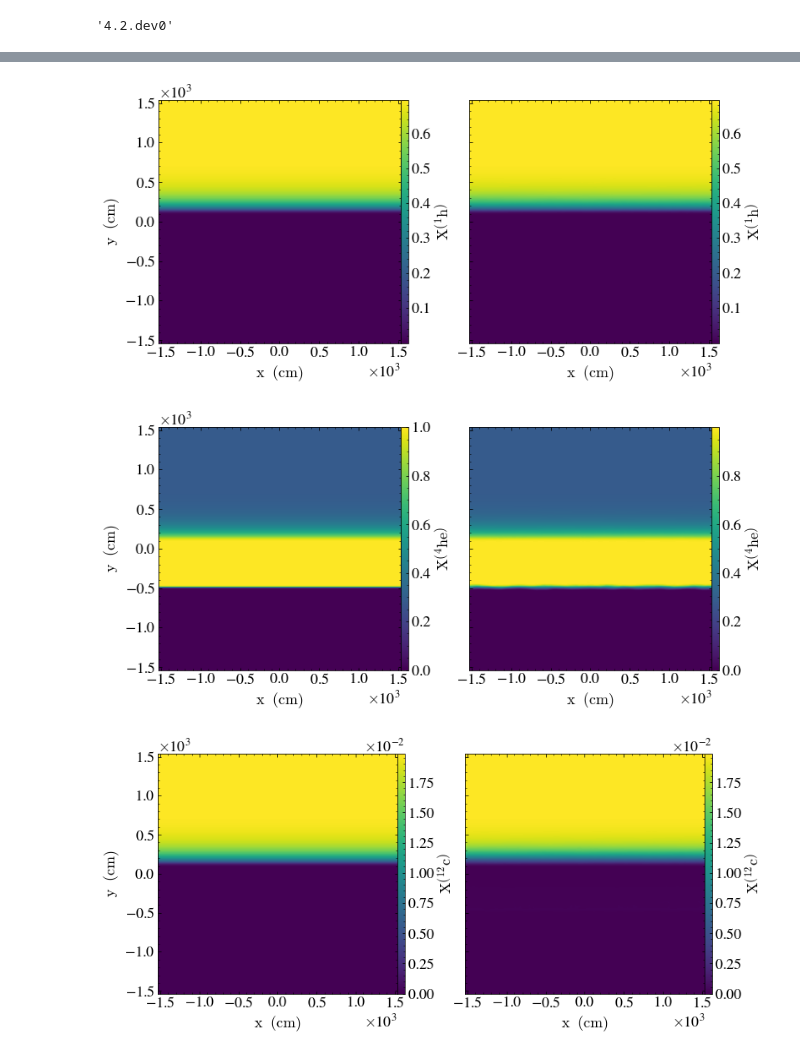
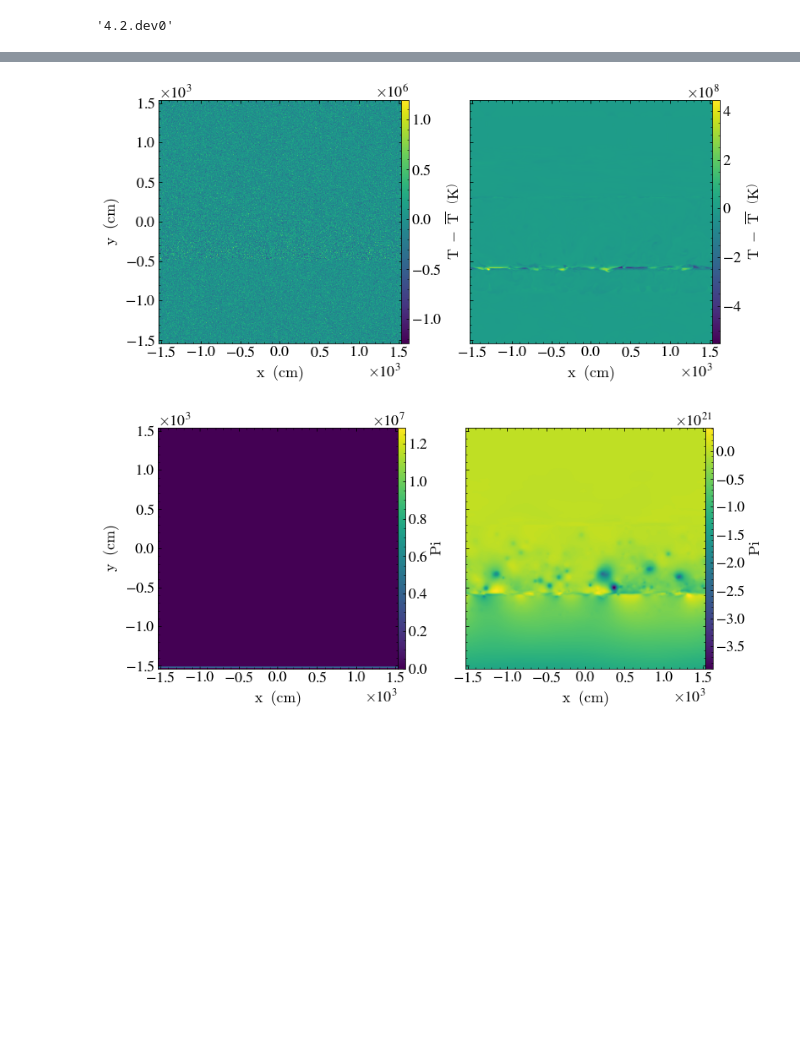
Before and after one commit to AMReX-Astro/MAESTROeX, a Jupyter notebook: Exec/science/xrb_layered/analysis/play_yt.ipynb, the cells around one changed output, grey strips where cells are left out. Cells and saved outputs as stored; diff of their text form; code cells hidden in the pictures; blank space fills up the shorter version.

```diff
--- a/Exec/science/xrb_layered/analysis/play_yt.ipynb
+++ b/Exec/science/xrb_layered/analysis/play_yt.ipynb
@@ -72,7 +80,7 @@ Smallest Cell:
 # %%
 # Compare beginning and end
 
-def compare_one_var(var_name, use_log=False, minimum=None, maximum=None, cmap='viridis'):
+def compare_one_var(var_name, use_log=False, minimum=None, maximum=None, cmap='viridis', DS1=None, DS2=None):
     fig = plt.figure()
     grid = ImageGrid(fig, (0.075,0.075,0.85,0.85),
         nrows_ncols = (1,2),
@@ -89,7 +97,10 @@ def compare_one_var(var_name, use_log=False, minimum=None, maximum=None, cmap='v
     if maximum is None:
         maximum = 'max'
 
-    for i,ds in enumerate((ds1,ds2)):
+    if DS1 is None: DS1 = ds1
+    if DS2 is None: DS2 = ds2
+
+    for i,ds in enumerate((DS1,DS2)):
         plot = yt.SlicePlot(ds, 'z', var_name)
         plot.set_cmap(var_name, cmap)
         p = plot.plots[var_name]
@@ -109,9 +120,10 @@ yt.set_log_level(50)
 
 # compare_one_var('abar', use_log=True)
 # compare_one_var('X(h1)')
-# compare_one_var('X(he4)', cmap='viridis')
+# compare_one_var('X(he4)', cmap='viridis', minimum=0, maximum=1)
 # compare_one_var('X(c12)')
 # compare_one_var('X(c13)')
+# compare_one_var('X(n13)')
 # compare_one_var('X(o18)')
 # compare_one_var('X(f17)')
 # compare_one_var('X(mg24)')
@@ -121,41 +133,43 @@ yt.set_log_level(50)
 # compare_one_var('omegadot(he4)')
 # compare_one_var('omegadot(c12)')
 # compare_one_var('omegadot(c13)')
+# compare_one_var('omegadot(n13)')
 # compare_one_var('omegadot(o18)')
 # compare_one_var('omegadot(f17)')
 # compare_one_var('omegadot(mg24)')
 # compare_one_var('omegadot(fe56)')
 
 # compare_one_var('rho', use_log=True)
 # compare_one_var('rho0', use_log=True)
 # compare_one_var('Hnuc', use_log=True, cmap='inferno', minimum=1e14, maximum=1e18)
 # compare_one_var('Hnuc', use_log=False, cmap='inferno')
 
 # compare_one_var('velx', cmap='cividis')
 # compare_one_var('vely', cmap='cividis')
 # compare_one_var('vort', cmap='cividis')
 # compare_one_var('vort', cmap='cividis', minimum=-2e5, maximum=2e5)
-
+# compare_one_var('MachNumber', cmap='cividis')
 
 # compare_one_var('tfromp', use_log=True, cmap='hot')
 # compare_one_var('tfromp', use_log=False, cmap='hot')
-# compare_one_var('tfromp', use_log=False, cmap='hot', minimum=2e8,maximum = 3e8)
+# compare_one_var('tfromp', use_log=False, cmap='hot', minimum=2e8,maximum = 1e9)
 # compare_one_var(('gas','temperature'), use_log=False) # same!
-# compare_one_var('tpert', use_log=False)
-# compare_one_var('MachNumber', cmap='cividis')
+
+# compare_one_var('tfromp', use_log=False, cmap='hot', minimum=4e8,maximum=4.1e8)
+compare_one_var('tpert', use_log=False)
+# compare_one_var('tpert', use_log=False, minimum=5e5, maximum=6e5)
+compare_one_var('Pi')
 
 # compare_one_var('entropy', cmap='cividis')
 # compare_one_var('ad_excess', cmap='cividis', minimum=0, maximum=2)
 # compare_one_var('ad_excess', cmap='bwr', minimum=-1, maximum=1)
-
 
 # compare_one_var('sponge')
 
 # fig1=compare_one_var('rho', use_log=True)
 # fig2=compare_one_var('sponge')
 # fig1.savefig('rho.png',bbox_inches='tight',dpi=500)
 # fig2.savefig('sponge.png',bbox_inches='tight',dpi=500)
 # %% [output]
-[figure, old version]
+[figure, new version]
-[figure, old version]
+[figure, new version]
-[figure, removed]
```
Also changed, not shown: parts of 13 cells of this notebook, 23 other files.
